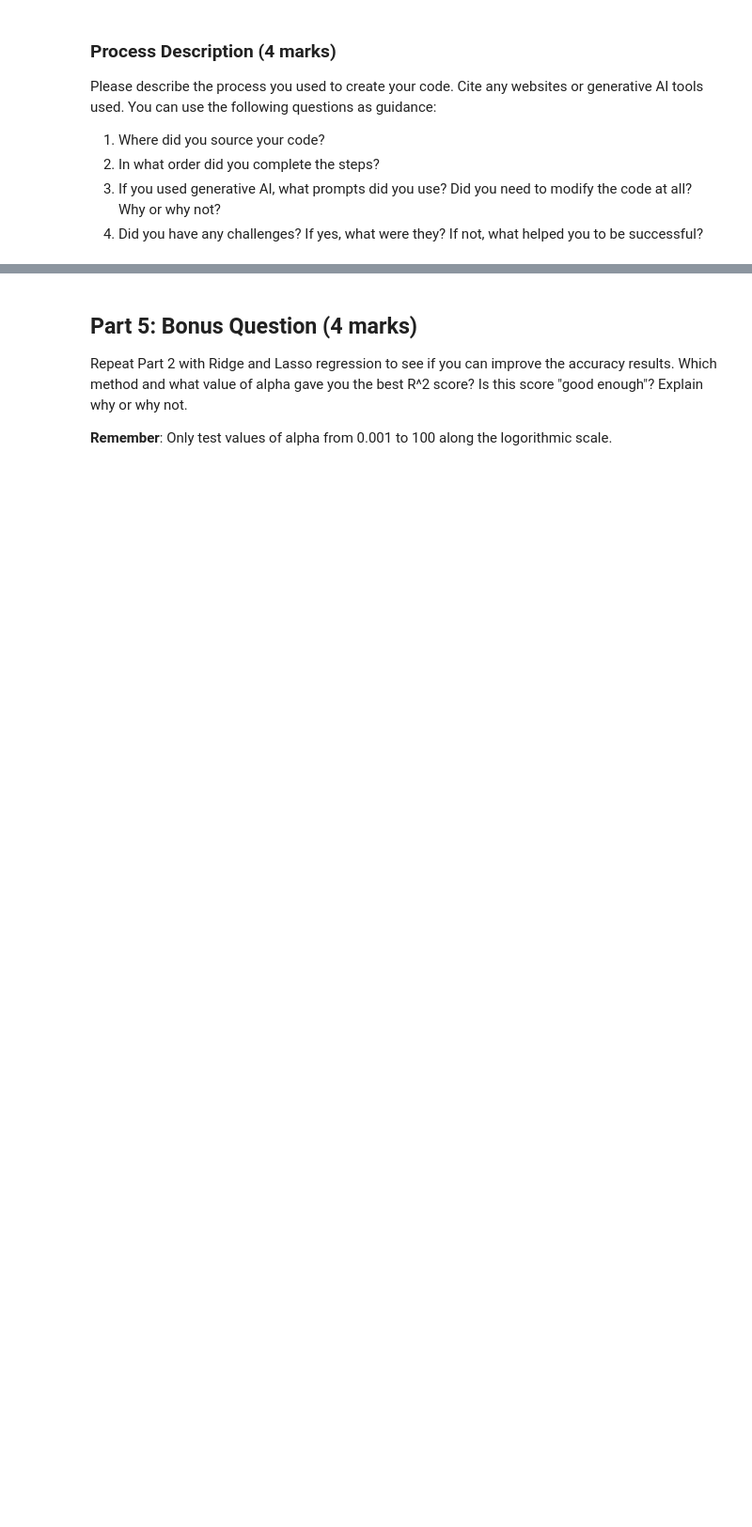
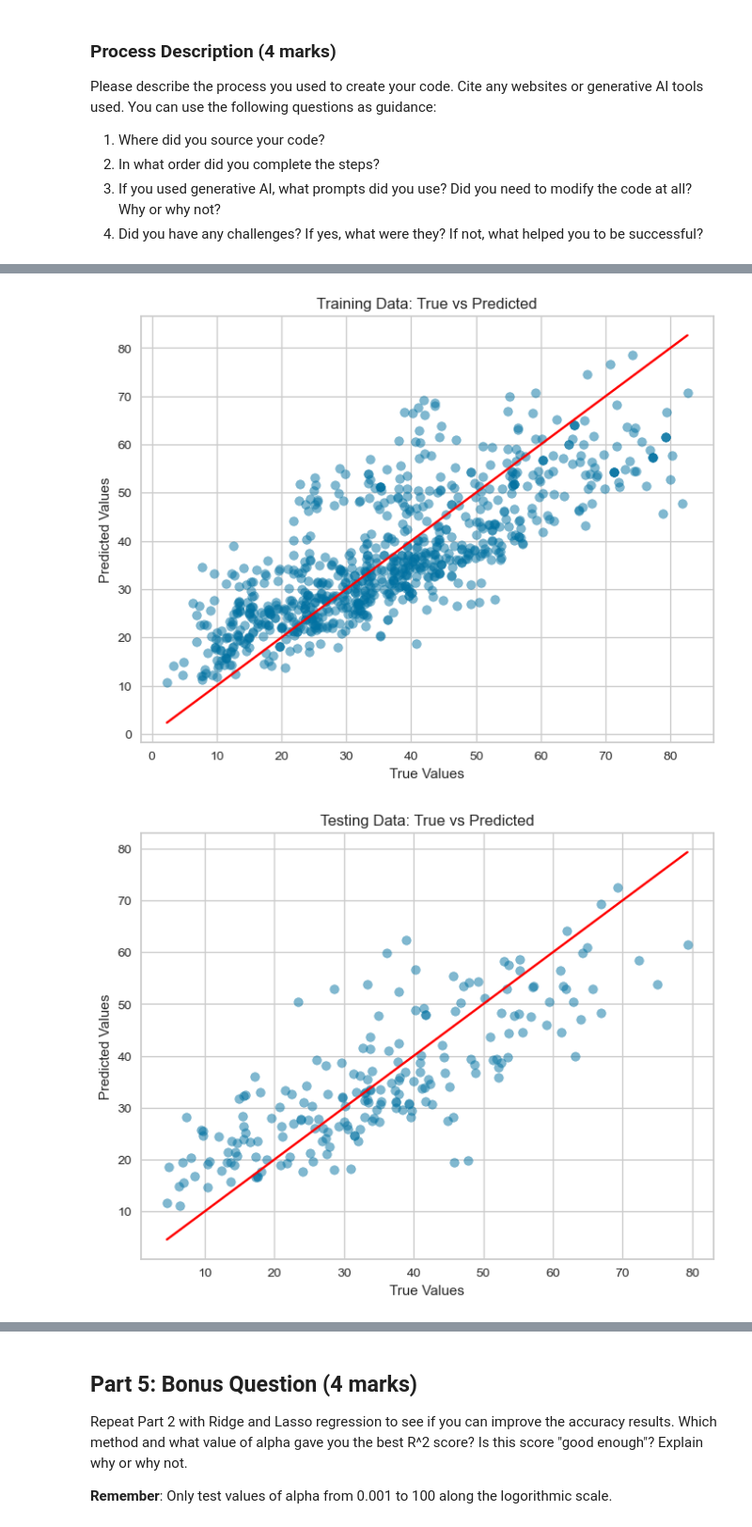
Before and after one commit to chvaldez10/Dog-Apps, a Jupyter notebook: ENSF 611/assignments/A2/Assignment 2.ipynb, the cells around one changed output, grey strips where cells are left out. Shown: that part at 94% size. Cells and saved outputs as stored; diff of their text form; code cells hidden in the pictures; blank space fills up the shorter version.

```diff
--- a/ENSF 611/assignments/A2/Assignment 2.ipynb
+++ b/ENSF 611/assignments/A2/Assignment 2.ipynb
@@ -315,3 +362,23 @@ Describe any pattern you see in the results. Relate your findings to what we dis
+# %%
+def plot_true_vs_predicted(true_values, predicted_values, title):
+    plt.figure(figsize=(8, 6))
+    plt.scatter(true_values, predicted_values, alpha=0.5)
+    plt.plot([min(true_values), max(true_values)], [
+             min(true_values), max(true_values)], color='red')  # Diagonal line
+    plt.title(title)
+    plt.xlabel('True Values')
+    plt.ylabel('Predicted Values')
+    plt.show()
+
+
+# For Training Data
+plot_true_vs_predicted(y_train, linear_prediction_train, "Training Data: True vs Predicted")
+
+# For Testing Data
+plot_true_vs_predicted(y_test, linear_prediction_test, "Testing Data: True vs Predicted")
+# %% [output]
+[figure, added]
+[figure, added]
 # %% [markdown]
 ## Part 4: Reflection (2 marks)
 Include a sentence or two about:
```
Also changed, not shown: parts of 16 cells of this notebook.
